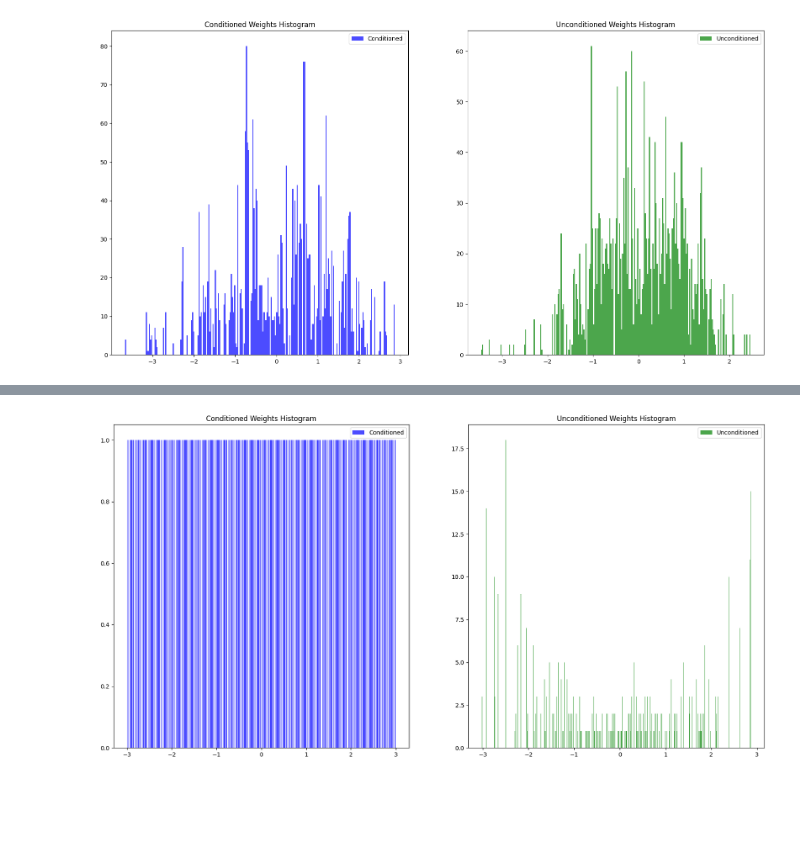
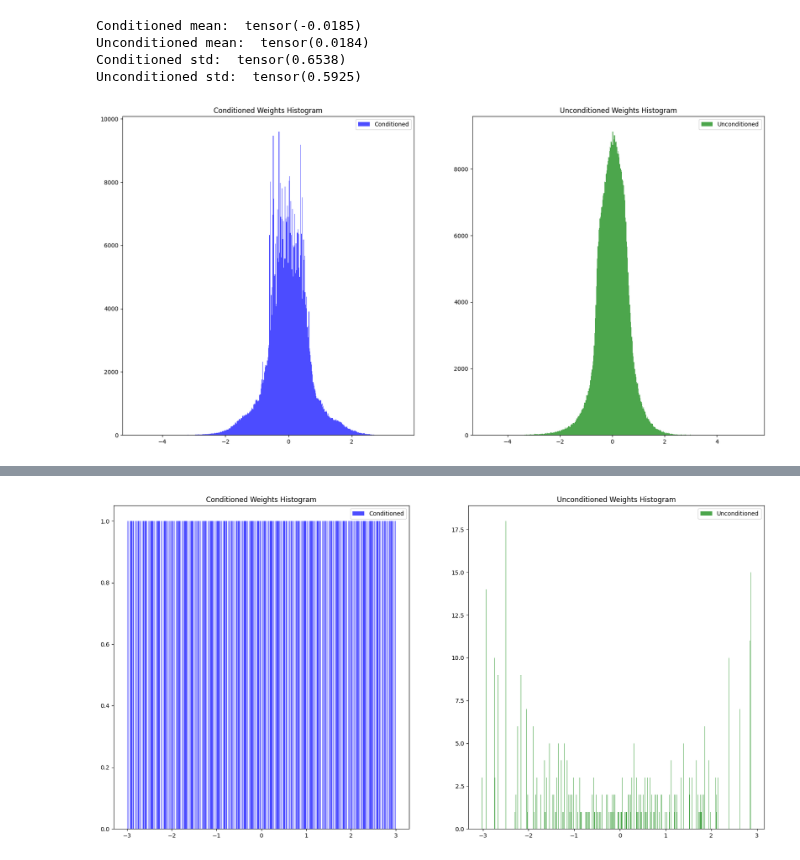
Before and after one commit to nef-gpt/adl4cv, a Jupyter notebook: visualize_model.ipynb, the cells around one changed output, grey strips where cells are left out. Saved outputs shown, nothing was run; the diff lists cells and outputs as text; code cells hidden in the pictures; blank space fills up the shorter version.

```diff
--- a/visualize_model.ipynb
+++ b/visualize_model.ipynb
@@ -10,6 +10,15 @@ from munch import DefaultMunch
 import torch
 import time
 import numpy as np
+from data.neural_field_datasets import MnistNeFDataset, FlattenTransform, ModelTransform, QuantizeTransform
+import os
+import wandb
+
+dir_path = os.path.dirname(os.path.abspath(os.getcwd()))
+data_root_ours = os.path.join(dir_path, "adl4cv", "datasets", "mnist-nerfs")
+
+quantized_dataset_conditioned = MnistNeFDataset(data_root_ours, type="pretrained", quantized=True, transform=ModelTransform())
+
 
 
 
@@ -46,7 +55,7 @@ dataloader = DataLoader(dataset, batch_size=1, shuffle=True)
 #loss_fn = torch.nn.functional.binary_cross_entropy_with_logits
 loss_fn = torch.nn.functional.l1_loss
 
-subfoldername = "pretrained"
+subfoldername = "pretrained-quantized"
 foldername = (
     f"./datasets/mnist-nerfs/{subfoldername}"
 )
@@ -90,6 +99,7 @@ wandb.init(
 device = torch.device("cpu") # get_default_device()
 
 save_during_epochs=None
+"""
 total_loss, output_name = training.train(
         model,
         train_dataloader=dataloader,
@@ -102,5 +112,5 @@ total_loss, output_name = training.train(
         save_epoch_interval=save_during_epochs,
         device=device,
         disable_tqdm=False
-    )
+    )"""
 # %% [output]
@@ -128,43 +118,50 @@ Syncing run image-1-run-2024-06-07-00-05-56 to Weights & Biases (docs)
 # %%
 import torch
 import matplotlib.pyplot as plt
+from data.neural_field_datasets import MnistNeFDataset
+
 
 # Assuming idx, flattened_dataset_conditioned, and flattened_dataset_unconditioned are predefined
-flattened_dataset_conditioned = MnistNeFDataset(data_root_ours, type="pretrained", quantized=True, transform=FlattenTransform())
-flattened_dataset_unconditioned= MnistNeFDataset(data_root_ours, type="unconditioned", quantized=True, transform=FlattenTransform())
+flattened_dataset_conditioned = MnistNeFDataset(data_root_ours, fixed_label = 5, type="pretrained", transform=FlattenTransform())
+flattened_dataset_unconditioned= MnistNeFDataset(data_root_ours, fixed_label = 5, type="unconditioned", transform=FlattenTransform())
 
 # Assuming idx is predefined and is a list of indices
 weights_conditioned = torch.Tensor()
 weights_unconditioned = torch.Tensor()
 
-idx = range(0, 5)
+idx = range(0, 1000)
+weight_idx = None
 for j in idx:
     if weight_idx:
         weights_1d_conditioned = flattened_dataset_conditioned[j][0][weight_idx].unsqueeze(0).numpy()
         weights_1d_unconditioned = flattened_dataset_unconditioned[j][0][weight_idx].unsqueeze(0).numpy()
     else:
         weights_1d_conditioned = flattened_dataset_conditioned[j][0].numpy()
         weights_1d_unconditioned = flattened_dataset_unconditioned[j][0].numpy()
     weights_conditioned = torch.cat((weights_conditioned, torch.tensor(weights_1d_conditioned)), 0)
     weights_unconditioned = torch.cat((weights_unconditioned, torch.tensor(weights_1d_unconditioned)), 0)
 
 # Plot histograms
 fig, axes = plt.subplots(1, 2, figsize=(20, 10))
 
-axes[0].hist(weights_conditioned.numpy(), bins=250, color='blue', alpha=0.7, label='Conditioned')
+axes[0].hist(weights_conditioned.numpy(), bins=500, color='blue', alpha=0.7, label='Conditioned')
 axes[0].set_title('Conditioned Weights Histogram')
 axes[0].legend()
 
-axes[1].hist(weights_unconditioned.numpy(), bins=250, color='green', alpha=0.7, label='Unconditioned')
+axes[1].hist(weights_unconditioned.numpy(), bins=500, color='green', alpha=0.7, label='Unconditioned')
 axes[1].set_title('Unconditioned Weights Histogram')
 axes[1].legend()
 
 print("Conditioned mean: ", weights_conditioned.mean())
 print("Unconditioned mean: ", weights_unconditioned.mean())
 print("Conditioned std: ", weights_conditioned.std())
 print("Unconditioned std: ", weights_unconditioned.std())
 
 
 plt.show()
 # %% [output]
+Conditioned mean:  tensor(-0.0185)
+Unconditioned mean:  tensor(0.0184)
+Conditioned std:  tensor(0.6538)
+Unconditioned std:  tensor(0.5925)
-[figure, old version]
+[figure, new version]
```
Also changed, not shown: parts of 13 cells of this notebook, 6 other files.
